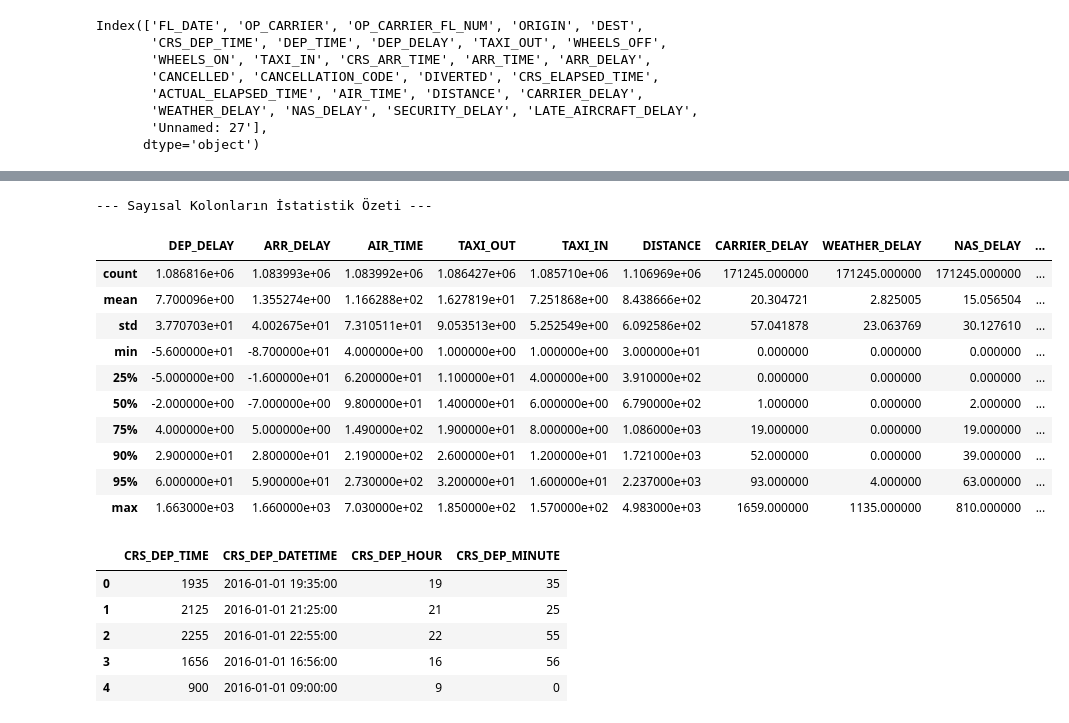
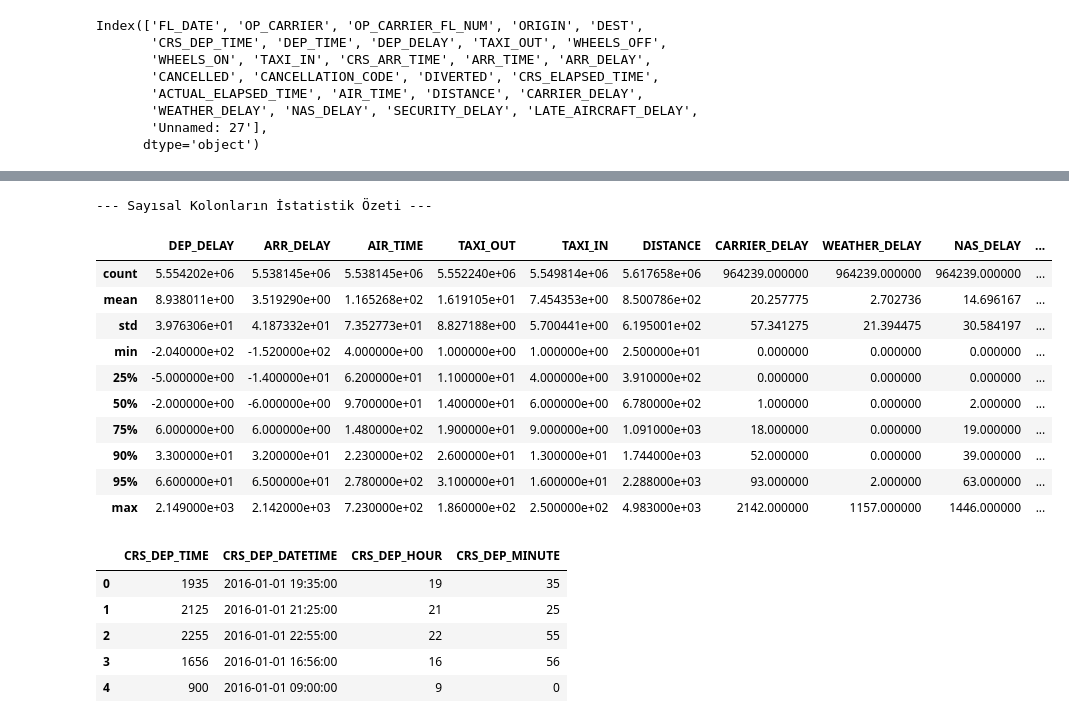
Before and after one commit to Ysfclk1/US_airline_performance_analytics, a Jupyter notebook: python/data_cleansing/Airlines_2016.ipynb, the cells around one changed output, grey strips where cells are left out. Saved outputs shown, nothing was run; the diff lists cells and outputs as text; code cells hidden in the pictures.

Commit message:
Add cleaned airline data and update notebooks
Added cleaned airline datasets for 2014-2018 to data/processed. Updated data cleansing notebooks for each year and removed checkpoint and temporary files.

```diff
--- a/python/data_cleansing/Airlines_2016.ipynb
+++ b/python/data_cleansing/Airlines_2016.ipynb
@@ -3,2 +30,2 @@ import pandas as pd
 # %%
-df = pd.read_csv("2016.csv")
+df_2016 = pd.read_csv("../../data/2016.csv.zip", compression='zip')
@@ -30,6 +57,6 @@ Index(['FL_DATE', 'OP_CARRIER', 'OP_CARRIER_FL_NUM', 'ORIGIN', 'DEST',
        'Unnamed: 27'],
       dtype='object')
 # %%
-df = df.drop(columns=["Unnamed: 27"])
+df_2016 = df_2016.drop(columns=["Unnamed: 27"])
 # %%
 null_info = pd.DataFrame({
@@ -150,27 +172,27 @@ dtype: float64
 # %%
 num_cols = [
     "DEP_DELAY", "ARR_DELAY", "AIR_TIME", "TAXI_OUT",
     "TAXI_IN", "DISTANCE", "CARRIER_DELAY", "WEATHER_DELAY",
     "NAS_DELAY", "SECURITY_DELAY", "LATE_AIRCRAFT_DELAY"
 ]
 
-num_cols = [c for c in num_cols if c in df.columns]  # olup olmayanları ayıkla
+num_cols = [c for c in num_cols if c in df_2016.columns]  # olup olmayanları ayıkla
 
 print("\n--- Sayısal Kolonların İstatistik Özeti ---")
-display(df[num_cols].describe(percentiles=[0.25, 0.5, 0.75, 0.9, 0.95]))
+display(df_2016[num_cols].describe(percentiles=[0.25, 0.5, 0.75, 0.9, 0.95]))
 # %% [output]
 --- Sayısal Kolonların İstatistik Özeti ---
 |  | DEP_DELAY | ARR_DELAY | AIR_TIME | TAXI_OUT | TAXI_IN | DISTANCE | CARRIER_DELAY | WEATHER_DELAY | NAS_DELAY | ... |
-| count | 1.086816e+06 | 1.083993e+06 | 1.083992e+06 | 1.086427e+06 | 1.085710e+06 | 1.106969e+06 | 171245.000000 | 171245.000000 | 171245.000000 | ... |
-| mean | 7.700096e+00 | 1.355274e+00 | 1.166288e+02 | 1.627819e+01 | 7.251868e+00 | 8.438666e+02 | 20.304721 | 2.825005 | 15.056504 | ... |
-| std | 3.770703e+01 | 4.002675e+01 | 7.310511e+01 | 9.053513e+00 | 5.252549e+00 | 6.092586e+02 | 57.041878 | 23.063769 | 30.127610 | ... |
-| min | -5.600000e+01 | -8.700000e+01 | 4.000000e+00 | 1.000000e+00 | 1.000000e+00 | 3.000000e+01 | 0.000000 | 0.000000 | 0.000000 | ... |
-| 25% | -5.000000e+00 | -1.600000e+01 | 6.200000e+01 | 1.100000e+01 | 4.000000e+00 | 3.910000e+02 | 0.000000 | 0.000000 | 0.000000 | ... |
-| 50% | -2.000000e+00 | -7.000000e+00 | 9.800000e+01 | 1.400000e+01 | 6.000000e+00 | 6.790000e+02 | 1.000000 | 0.000000 | 2.000000 | ... |
-| 75% | 4.000000e+00 | 5.000000e+00 | 1.490000e+02 | 1.900000e+01 | 8.000000e+00 | 1.086000e+03 | 19.000000 | 0.000000 | 19.000000 | ... |
-| 90% | 2.900000e+01 | 2.800000e+01 | 2.190000e+02 | 2.600000e+01 | 1.200000e+01 | 1.721000e+03 | 52.000000 | 0.000000 | 39.000000 | ... |
-| 95% | 6.000000e+01 | 5.900000e+01 | 2.730000e+02 | 3.200000e+01 | 1.600000e+01 | 2.237000e+03 | 93.000000 | 4.000000 | 63.000000 | ... |
-| max | 1.663000e+03 | 1.660000e+03 | 7.030000e+02 | 1.850000e+02 | 1.570000e+02 | 4.983000e+03 | 1659.000000 | 1135.000000 | 810.000000 | ... |
+| count | 5.554202e+06 | 5.538145e+06 | 5.538145e+06 | 5.552240e+06 | 5.549814e+06 | 5.617658e+06 | 964239.000000 | 964239.000000 | 964239.000000 | ... |
+| mean | 8.938011e+00 | 3.519290e+00 | 1.165268e+02 | 1.619105e+01 | 7.454353e+00 | 8.500786e+02 | 20.257775 | 2.702736 | 14.696167 | ... |
+| std | 3.976306e+01 | 4.187332e+01 | 7.352773e+01 | 8.827188e+00 | 5.700441e+00 | 6.195001e+02 | 57.341275 | 21.394475 | 30.584197 | ... |
+| min | -2.040000e+02 | -1.520000e+02 | 4.000000e+00 | 1.000000e+00 | 1.000000e+00 | 2.500000e+01 | 0.000000 | 0.000000 | 0.000000 | ... |
+| 25% | -5.000000e+00 | -1.400000e+01 | 6.200000e+01 | 1.100000e+01 | 4.000000e+00 | 3.910000e+02 | 0.000000 | 0.000000 | 0.000000 | ... |
+| 50% | -2.000000e+00 | -6.000000e+00 | 9.700000e+01 | 1.400000e+01 | 6.000000e+00 | 6.780000e+02 | 1.000000 | 0.000000 | 2.000000 | ... |
+| 75% | 6.000000e+00 | 6.000000e+00 | 1.480000e+02 | 1.900000e+01 | 9.000000e+00 | 1.091000e+03 | 18.000000 | 0.000000 | 19.000000 | ... |
+| 90% | 3.300000e+01 | 3.200000e+01 | 2.230000e+02 | 2.600000e+01 | 1.300000e+01 | 1.744000e+03 | 52.000000 | 0.000000 | 39.000000 | ... |
+| 95% | 6.600000e+01 | 6.500000e+01 | 2.780000e+02 | 3.100000e+01 | 1.600000e+01 | 2.288000e+03 | 93.000000 | 2.000000 | 63.000000 | ... |
+| max | 2.149000e+03 | 2.142000e+03 | 7.230000e+02 | 1.860000e+02 | 2.500000e+02 | 4.983000e+03 | 2142.000000 | 1157.000000 | 1446.000000 | ... |
 # %%
 # Ensure 'FL_DATE' column is datetime type
 import pandas as pd
```
Also changed, not shown: parts of 9 cells of this notebook, 10 other files.
